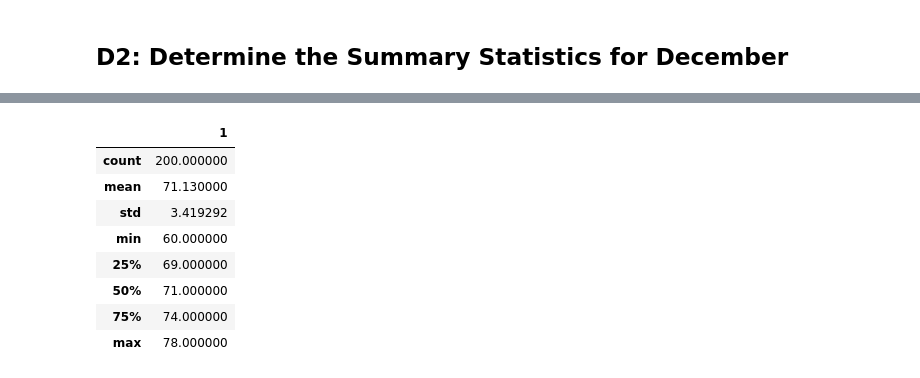
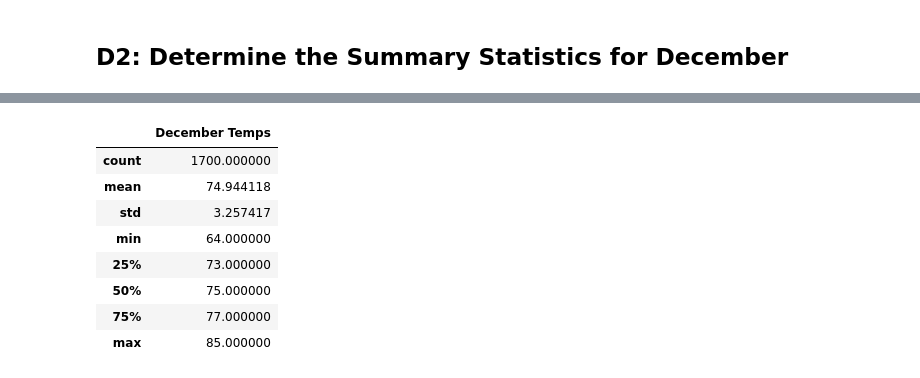
Before and after one commit to JDittes/surfs_up, a Jupyter notebook: SurfsUp_Challenge.ipynb, the cells around one changed output, grey strips where cells are left out. Drawn from its saved outputs; the diff is of its cells as text; code cells hidden in the pictures.

```diff
--- a/SurfsUp_Challenge.ipynb
+++ b/SurfsUp_Challenge.ipynb
@@ -57,6 +57,7 @@ june_temps
 # %%
 # 4. Create a DataFrame from the list of temperatures for the month of June.
-df = pd.DataFrame(june_temps, columns=['date','June Temps'])
-df
+j_df = pd.DataFrame(june_temps, columns=['date','June Temps'])
+j_df.sort_index()
+j_df
 # %% [output]
 |  | date | June Temps |
@@ -75,3 +76,5 @@ df
+# %%
+j_df.set_index(j_df['date'], inplace=True)
 # %%
 # 5. Calculate and print out the summary statistics for the June temperature DataFrame.
 #These are different from the result in the module. My count is 191. Theirs is 1700.
@@ -118,3 +121,4 @@ dec_temps
 # %%
 # 8. Create a DataFrame from the list of temperatures for the month of December.
-dec_df = pd.DataFrame(dec_temps)
+d_df = pd.DataFrame(dec_temps, columns=['date','December Temps'])
+d_df.sort_index()
@@ -121,13 +139,15 @@ dec_df = pd.DataFrame(dec_temps)
+# %%
+d_df.set_index(j_df['date'], inplace=True)
 # %%
 # 9. Calculate and print out the summary statistics for the Decemeber temperature DataFrame.
-dec_df.describe()
+d_df.describe()
 # %% [output]
-|  | 1 |
-| count | 200.000000 |
-| mean | 71.130000 |
-| std | 3.419292 |
-| min | 60.000000 |
-| 25% | 69.000000 |
-| 50% | 71.000000 |
-| 75% | 74.000000 |
-| max | 78.000000 |
+|  | December Temps |
+| count | 1700.000000 |
+| mean | 74.944118 |
+| std | 3.257417 |
+| min | 64.000000 |
+| 25% | 73.000000 |
+| 50% | 75.000000 |
+| 75% | 77.000000 |
+| max | 85.000000 |
```
Also changed, not shown: parts of 7 cells of this notebook.
